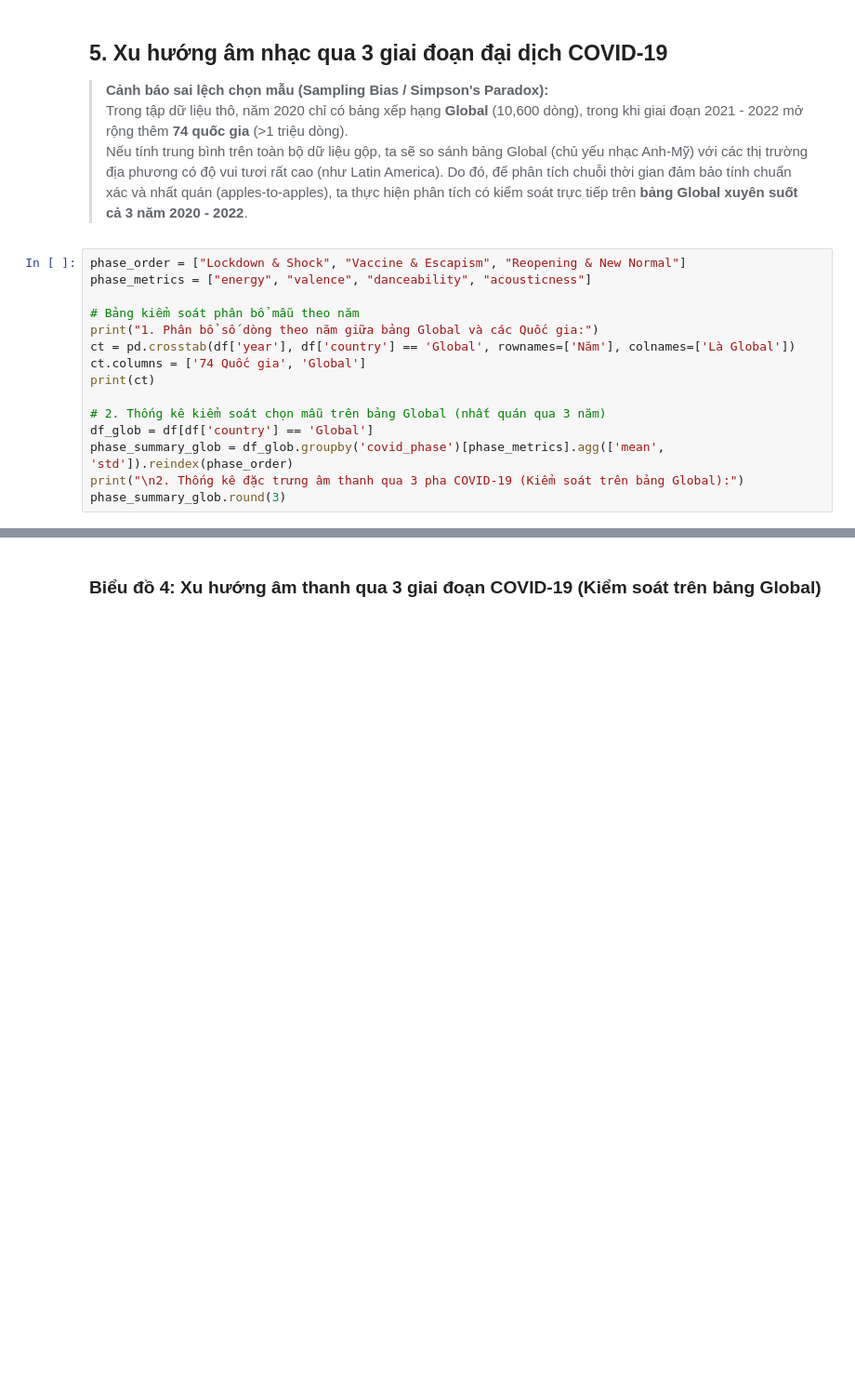
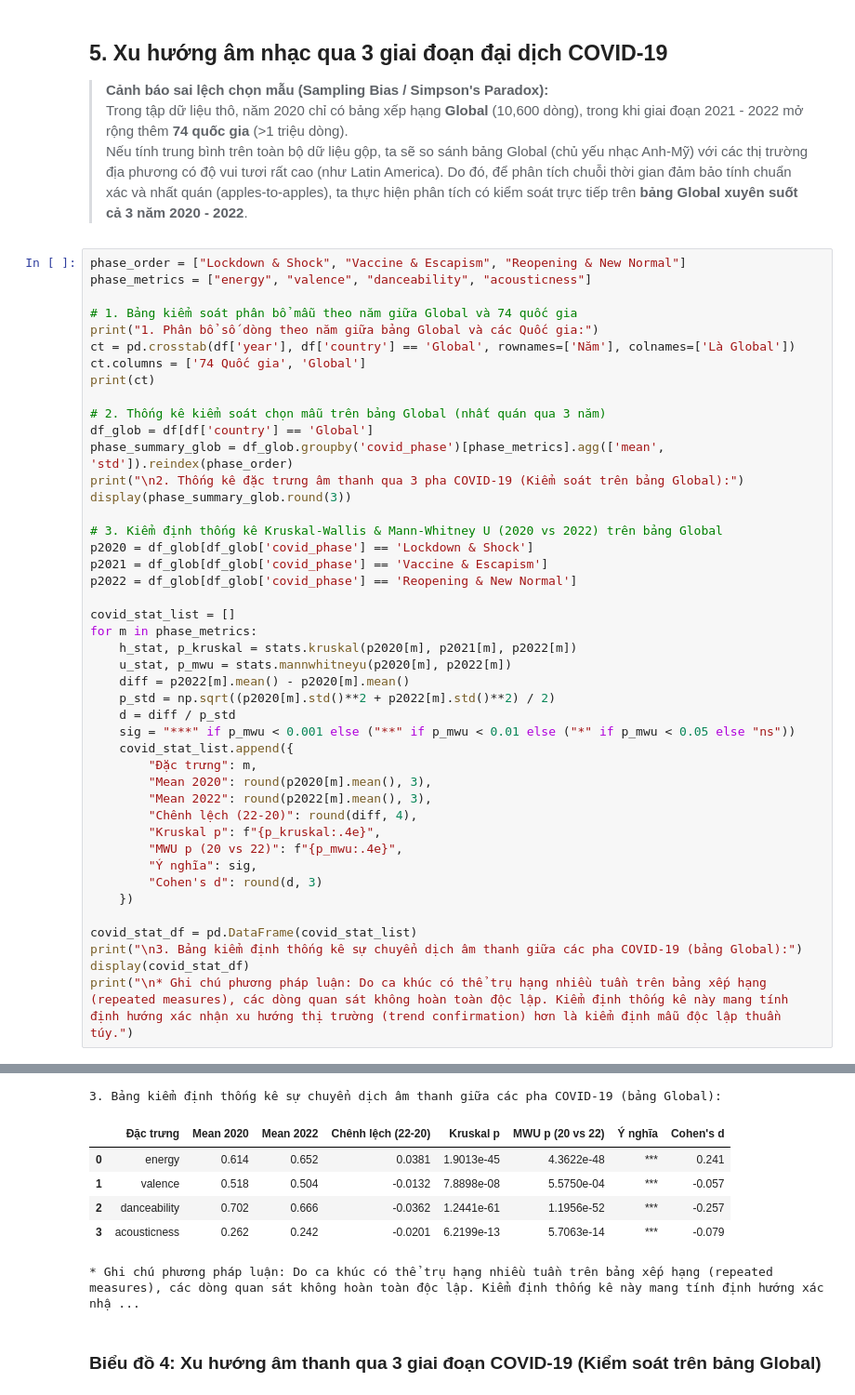
Before and after one commit to lyhiahan/Spotify_Audio_Trends_Analytics, a Jupyter notebook: notebooks/02_eda.ipynb, the cells around one changed output, grey strips where cells are left out. Shown at 93% size. Saved outputs shown, nothing was run; the diff lists cells and outputs as text; blank space fills up the shorter version.

```diff
--- a/notebooks/02_eda.ipynb
+++ b/notebooks/02_eda.ipynb
@@ -280,33 +283,69 @@ plt.show()
 # %%
 phase_order = ["Lockdown & Shock", "Vaccine & Escapism", "Reopening & New Normal"]
 phase_metrics = ["energy", "valence", "danceability", "acousticness"]
 
-# Bảng kiểm soát phân bổ mẫu theo năm
+# 1. Bảng kiểm soát phân bổ mẫu theo năm giữa Global và 74 quốc gia
 print("1. Phân bổ số dòng theo năm giữa bảng Global và các Quốc gia:")
 ct = pd.crosstab(df['year'], df['country'] == 'Global', rownames=['Năm'], colnames=['Là Global'])
 ct.columns = ['74 Quốc gia', 'Global']
 print(ct)
 
 # 2. Thống kê kiểm soát chọn mẫu trên bảng Global (nhất quán qua 3 năm)
 df_glob = df[df['country'] == 'Global']
 phase_summary_glob = df_glob.groupby('covid_phase')[phase_metrics].agg(['mean', 'std']).reindex(phase_order)
 print("\n2. Thống kê đặc trưng âm thanh qua 3 pha COVID-19 (Kiểm soát trên bảng Global):")
-phase_summary_glob.round(3)
+display(phase_summary_glob.round(3))
+
+# 3. Kiểm định thống kê Kruskal-Wallis & Mann-Whitney U (2020 vs 2022) trên bảng Global
+p2020 = df_glob[df_glob['covid_phase'] == 'Lockdown & Shock']
+p2021 = df_glob[df_glob['covid_phase'] == 'Vaccine & Escapism']
+p2022 = df_glob[df_glob['covid_phase'] == 'Reopening & New Normal']
+
+covid_stat_list = []
+for m in phase_metrics:
+    h_stat, p_kruskal = stats.kruskal(p2020[m], p2021[m], p2022[m])
+    u_stat, p_mwu = stats.mannwhitneyu(p2020[m], p2022[m])
+    diff = p2022[m].mean() - p2020[m].mean()
+    p_std = np.sqrt((p2020[m].std()**2 + p2022[m].std()**2) / 2)
+    d = diff / p_std
+    sig = "***" if p_mwu < 0.001 else ("**" if p_mwu < 0.01 else ("*" if p_mwu < 0.05 else "ns"))
+    covid_stat_list.append({
+        "Đặc trưng": m,
+        "Mean 2020": round(p2020[m].mean(), 3),
+        "Mean 2022": round(p2022[m].mean(), 3),
+        "Chênh lệch (22-20)": round(diff, 4),
+        "Kruskal p": f"{p_kruskal:.4e}",
+        "MWU p (20 vs 22)": f"{p_mwu:.4e}",
+        "Ý nghĩa": sig,
+        "Cohen's d": round(d, 3)
+    })
+
+covid_stat_df = pd.DataFrame(covid_stat_list)
+print("\n3. Bảng kiểm định thống kê sự chuyển dịch âm thanh giữa các pha COVID-19 (bảng Global):")
+display(covid_stat_df)
+print("\n* Ghi chú phương pháp luận: Do ca khúc có thể trụ hạng nhiều tuần trên bảng xếp hạng (repeated measures), các dòng quan sát không hoàn toàn độc lập. Kiểm định thống kê này mang tính định hướng xác nhận xu hướng thị trường (trend confirmation) hơn là kiểm định mẫu độc lập thuần túy.")
 # %% [output]
 1. Phân bổ số dòng theo năm giữa bảng Global và các Quốc gia:
       74 Quốc gia  Global
 Năm
 2020            0   10600
 2021       652334   10398
 2022       399193    5600
 
 2. Thống kê đặc trưng âm thanh qua 3 pha COVID-19 (Kiểm soát trên bảng Global):
 |  | energy |  | valence |  | danceability |  | acousticness |  |
 |  | mean | std | mean | std | mean | std | mean | std |
 | covid_phase |  |  |  |  |  |  |  |  |
 | Lockdown & Shock | 0.614 | 0.161 | 0.518 | 0.228 | 0.702 | 0.135 | 0.262 | 0.257 |
 | Vaccine & Escapism | 0.630 | 0.165 | 0.526 | 0.232 | 0.677 | 0.145 | 0.268 | 0.261 |
 | Reopening & New Normal | 0.652 | 0.156 | 0.504 | 0.234 | 0.666 | 0.146 | 0.242 | 0.252 |
+3. Bảng kiểm định thống kê sự chuyển dịch âm thanh giữa các pha COVID-19 (bảng Global):
+|  | Đặc trưng | Mean 2020 | Mean 2022 | Chênh lệch (22-20) | Kruskal p | MWU p (20 vs 22) | Ý nghĩa | Cohen's d |
+| 0 | energy | 0.614 | 0.652 | 0.0381 | 1.9013e-45 | 4.3622e-48 | *** | 0.241 |
+| 1 | valence | 0.518 | 0.504 | -0.0132 | 7.8898e-08 | 5.5750e-04 | *** | -0.057 |
+| 2 | danceability | 0.702 | 0.666 | -0.0362 | 1.2441e-61 | 1.1956e-52 | *** | -0.257 |
+| 3 | acousticness | 0.262 | 0.242 | -0.0201 | 6.2199e-13 | 5.7063e-14 | *** | -0.079 |
+* Ghi chú phương pháp luận: Do ca khúc có thể trụ hạng nhiều tuần trên bảng xếp hạng (repeated measures), các dòng quan sát không hoàn toàn độc lập. Kiểm định thống kê này mang tính định hướng xác nhậ ...
 # %% [markdown]
 ### Biểu đồ 4: Xu hướng âm thanh qua 3 giai đoạn COVID-19 (Kiểm soát trên bảng Global)
 # %%
```
Also changed, not shown: parts of 5 cells of this notebook.
